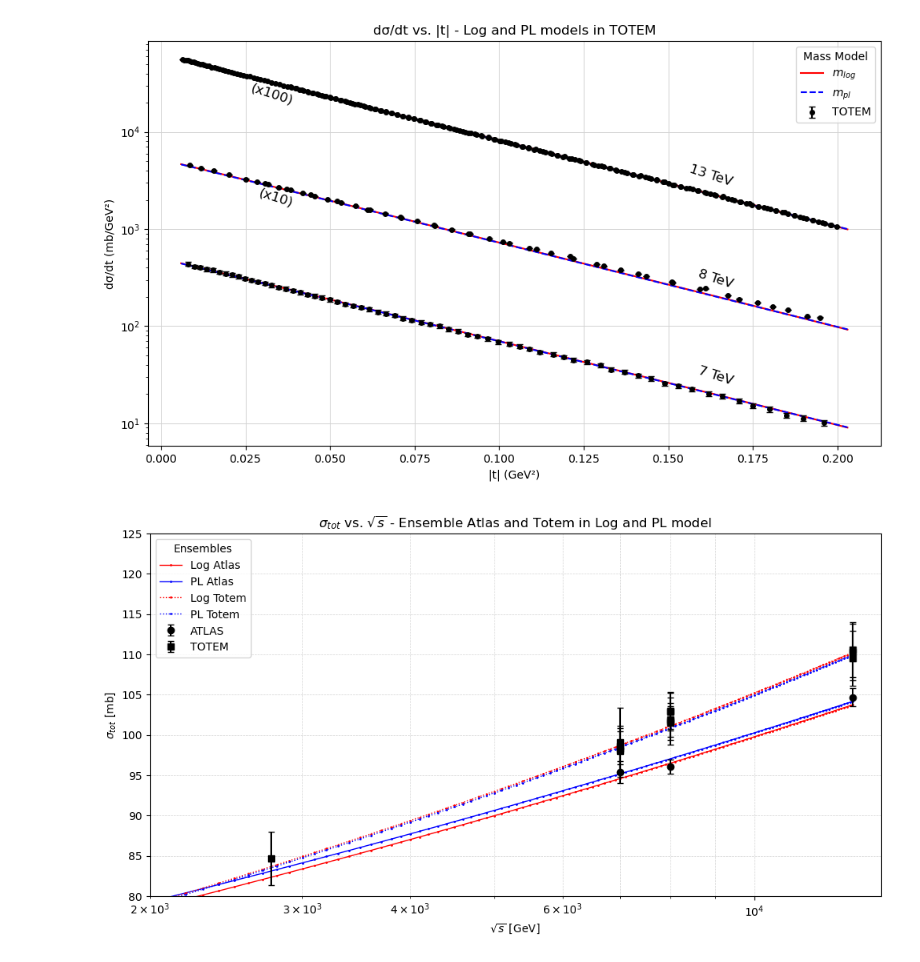
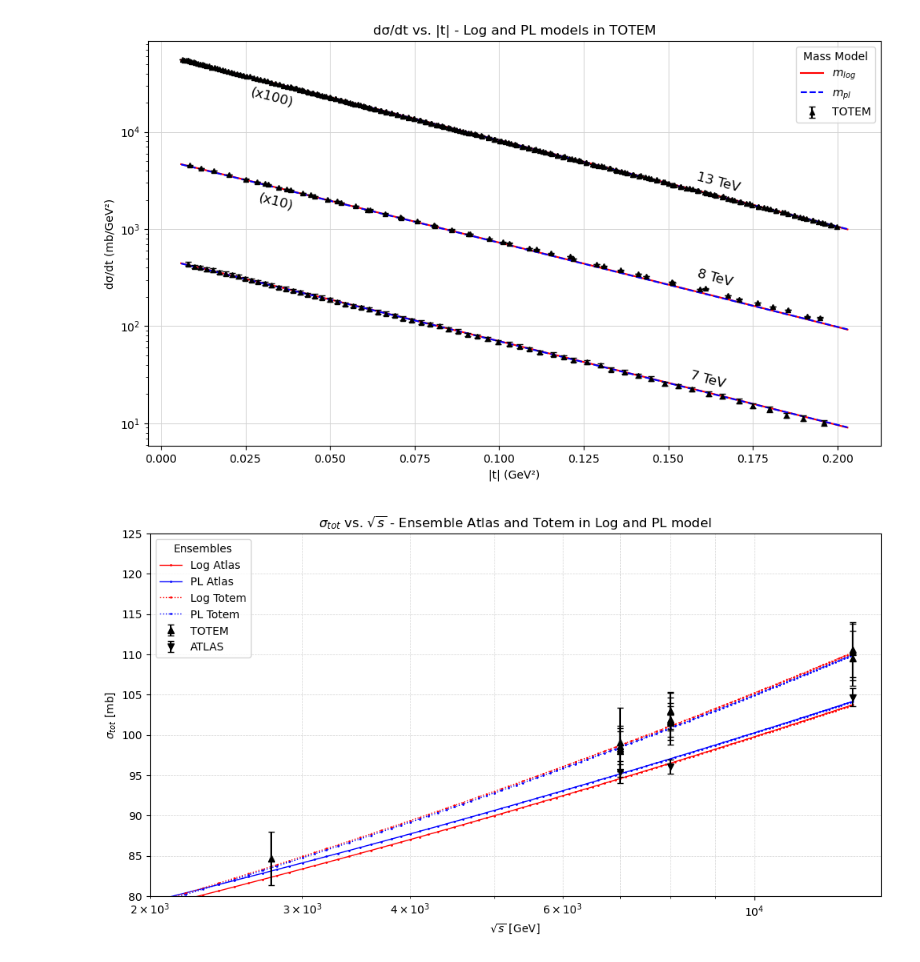
Before and after one commit to HEP-Physics-UFRGS/Two-Gluon-Exchange, a Jupyter notebook: scripts/explonatory/eikonal_minimization/temp_grapth.ipynb, the cells around one changed output. Saved outputs shown, nothing was run; the diff lists cells and outputs as text; code cells hidden in the pictures.

```diff
--- a/scripts/explonatory/eikonal_minimization/temp_grapth.ipynb
+++ b/scripts/explonatory/eikonal_minimization/temp_grapth.ipynb
@@ -701,7 +701,7 @@ def add_differential_trace(ax, x, y, color='red', mg_model='log', width=1.5, lab
 def add_data_trace(ax, x, y, y_error, scale=1.0, color='black', size=4,
                    name=None, show_label=True, mode='markers', symbol=None):
     if symbol is None:
-        symbol = 'o'
+        symbol = 'v'
     ax.errorbar(x, y * scale, yerr=y_error * scale, fmt=symbol,
                 color=color, markersize=size, linestyle='None',
                 label=name if show_label else None, capsize=3)
@@ -734,21 +734,22 @@ ax.set_title('dσ/dt vs. |t| - Log and PL models in ATLAS')
 ax.set_xlabel('|t| (GeV²)')
 ax.set_ylabel('dσ/dt (mb/GeV²)')
 ax.set_yscale('log')
-ax.text(0.2, 0.9, '(x100)', transform=ax.transAxes,
-        fontsize=12, color='black', ha='right', va='top', rotation=-18)
 
-ax.text(0.2, 0.64, '(x10)', transform=ax.transAxes,
-        fontsize=12, color='black', ha='right', va='top', rotation=-18)
+ax.text(0.2, 0.89, '(x100)', transform=ax.transAxes,
+        fontsize=12, color='black', ha='right', va='top', rotation=-15)
+
+ax.text(0.2, 0.63, '(x10)', transform=ax.transAxes,
+        fontsize=12, color='black', ha='right', va='top', rotation=-15)
 
 
-ax.text(0.8, 0.7, '13 TeV', transform=ax.transAxes,
-        fontsize=12, color='black', ha='right', va='top', rotation=-18)
+ax.text(0.81, 0.68, '13 TeV', transform=ax.transAxes,
+        fontsize=12, color='black', ha='right', va='top', rotation=-15)
 
-ax.text(0.8, 0.44, '8 TeV', transform=ax.transAxes,
-        fontsize=12, color='black', ha='right', va='top', rotation=-18)
+ax.text(0.8, 0.43, '8 TeV', transform=ax.transAxes,
+        fontsize=12, color='black', ha='right', va='top', rotation=-15)
 
-ax.text(0.8, 0.2, '7 TeV', transform=ax.transAxes,
-        fontsize=12, color='black', ha='right', va='top', rotation=-18)
+ax.text(0.8, 0.19, '7 TeV', transform=ax.transAxes,
+        fontsize=12, color='black', ha='right', va='top', rotation=-15)
 
 ax.set_facecolor('white')
 ax.grid(True, color='lightgray', linestyle='-', linewidth=0.7)
@@ -772,7 +773,7 @@ def add_differential_trace(ax, x, y, color='red', mg_model='log', width=1.5, lab
 def add_data_trace(ax, x, y, y_error, scale=1.0, color='black', size=4,
                    name=None, show_label=True, mode='markers', symbol=None):
     if symbol is None:
-        symbol = 'o'
+        symbol = '^'
     ax.errorbar(x, y * scale, yerr=y_error * scale, fmt=symbol,
                 color=color, markersize=size, linestyle='None',
                 label=name if show_label else None, capsize=3)
@@ -790,43 +791,43 @@ add_differential_trace(ax, dif_sigma_pl_totem_7_q2, dif_sigma_pl_totem_7_values,
 add_differential_trace(ax, dif_sigma_pl_totem_8_q2, dif_sigma_pl_totem_8_values, color='blue', mg_model='pl')
 add_differential_trace(ax, dif_sigma_pl_totem_13_q2, dif_sigma_pl_totem_13_values, color='blue', mg_model='pl')
 
 # --- Dados experimentais ---
 add_data_trace(ax, x_7_totem, y_7_totem, yerr_7_totem, name='TOTEM', show_label=True)
 add_data_trace(ax, x_8_totem, y_8_totem * 10, yerr_8_totem, name= None, show_label=True)
 add_data_trace(ax, x_13_totem, y_13_totem * 100, yerr_13_totem, name=None, show_label=True)
 
 # --- Layout / estilo ---
 ax.set_title('dσ/dt vs. |t| - Log and PL models in TOTEM')
 ax.set_xlabel('|t| (GeV²)')
 ax.set_ylabel('dσ/dt (mb/GeV²)')
 ax.set_yscale('log')
 
-ax.text(0.2, 0.9, '(x100)', transform=ax.transAxes,
-        fontsize=12, color='black', ha='right', va='top', rotation=-18)
+ax.text(0.2, 0.89, '(x100)', transform=ax.transAxes,
+        fontsize=12, color='black', ha='right', va='top', rotation=-15)
 
-ax.text(0.2, 0.64, '(x10)', transform=ax.transAxes,
-        fontsize=12, color='black', ha='right', va='top', rotation=-18)
+ax.text(0.2, 0.63, '(x10)', transform=ax.transAxes,
+        fontsize=12, color='black', ha='right', va='top', rotation=-15)
 
 
-ax.text(0.8, 0.7, '13 TeV', transform=ax.transAxes,
-        fontsize=12, color='black', ha='right', va='top', rotation=-18)
+ax.text(0.81, 0.68, '13 TeV', transform=ax.transAxes,
+        fontsize=12, color='black', ha='right', va='top', rotation=-15)
 
 ax.text(0.8, 0.44, '8 TeV', transform=ax.transAxes,
-        fontsize=12, color='black', ha='right', va='top', rotation=-18)
+        fontsize=12, color='black', ha='right', va='top', rotation=-15)
 
-ax.text(0.8, 0.2, '7 TeV', transform=ax.transAxes,
-        fontsize=12, color='black', ha='right', va='top', rotation=-18)
+ax.text(0.79, 0.19, '7 TeV', transform=ax.transAxes,
+        fontsize=12, color='black', ha='right', va='top', rotation=-15)
 
 
 ax.set_facecolor('white')
 ax.grid(True, color='lightgray', linestyle='-', linewidth=0.7)
 ax.legend(title='Mass Model')
 
 plt.tight_layout()
 plt.savefig("total_differential_cross_section_totem_sic.pdf")
 plt.show()
 # %% [output]
-[figure, old version]
+[figure, new version]
 # %%
 data_sigma_tot_atlas = pd.read_csv(
     "../../../data/sigma_tot_2/ensemble_StRh_atlas.dat",
```
Also changed, not shown: parts of 3 cells of this notebook, 4 other files.
